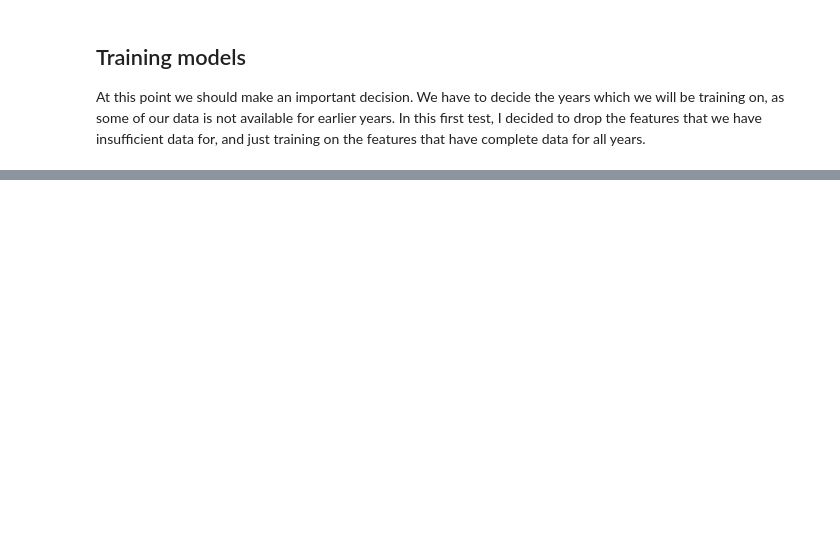
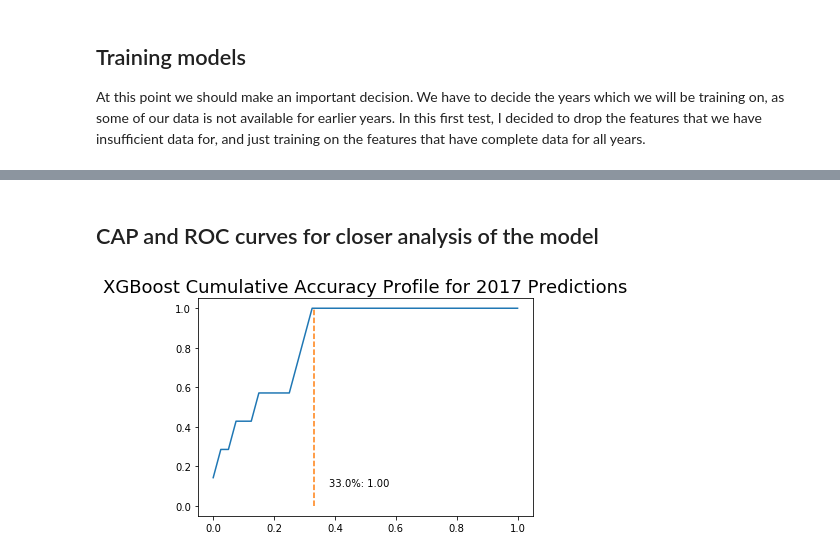
Before and after one commit to jonathanshuai/springboard-capstone1, a Jupyter notebook: annual-modeling.ipynb, the cells around one changed output, grey strips where cells are left out. Drawn from its saved outputs; the diff is of its cells as text; code cells hidden in the pictures; blank space fills up the shorter version.

Commit message:
Finished annual modeling, beginning to wrap up commentary

```diff
--- a/annual-modeling.ipynb
+++ b/annual-modeling.ipynb
@@ -132,6 +154,3 @@ def add_provisions(annual_df, provisions_df, useful_provisions_df, k=30, n=5):
                           left_on=['this_year', 'state'],
                           right_on=['year', 'state'])
     return annual_df.drop('year', axis=1)
-# %%
-# Add provisions to our annual_df
-annual_df = add_provisions(annual_df, provisions_df, useful_provisions_df)
@@ -310,11 +339,12 @@ vote_by_preds = [int(x > 0.5) for x in all_preds.mean(axis=1)]
 
 testing_history['vote_by_preds'] = vote_by_preds
 # %%
-date_filter = (annual_df['next_year'] >= 2016)
+date_filter = (annual_df['next_year'] >= 2017)
 truth = annual_df.loc[date_filter, 'label']
 
 testing_results_df = pd.DataFrame(annual_df.loc[date_filter, ['label', 'next_date']])
 for name, preds in testing_history.items():
+
     # Add predictions to feature_df
     testing_results_df[name] = preds == truth
 
@@ -324,10 +354,6 @@ for name, preds in testing_history.items():
     tn, fp, fn, tp = cm[0][0], cm[0][1], cm[1][0], cm[1][1]
     recall = tp / (tp + fn)
     precision = tp / (tp + fp)
-#     print("True Negative: {}".format(tn))
-#     print("False Positive: {}".format(fp))
-#     print("False Negative: {}".format(fn))
-#     print("True Positive: {}".format(tp))
     print("Recall: {}**".format(recall))
     print("Precision: {}".format(precision))
     print(cm)
@@ -334,0 +412,33 @@ for name, preds in testing_history.items():
+# %% [markdown]
+## CAP and ROC curves for closer analysis of the model
+# %%
+# Define function to get and plot CAP curve
+def get_cap(model_name, year='2016', mark_thresh=0.5):
+    # Get the probabilities from the testing history
+    probs = testing_history_probs[model_name]
+
+    # Create a DataFrame to keep track of the CAP, and split by month
+    cap_df = pd.DataFrame(truth)
+    cap_df['probs'] = probs
+
+    # Calculate CAP
+    cap_df = cap_df.sort_values('probs')
+    cap_df['cap'] = cap_df['label'].cumsum() / cap_df['label'].sum()
+
+    # Find point to mark
+    mark_point = int(cap_df.shape[0] * mark_thresh)
+
+    # Plot
+    x_pos = np.linspace(0, 1, cap_df.shape[0])
+    plt.plot(x_pos, cap_df['cap'], ls='-')
+
+    # Show mark point and label with the lift
+    cap_mark = cap_df.iloc[mark_point]['cap']
+    plt.annotate("{:.1f}%: {:.2f}".format(mark_thresh * 100, cap_mark),
+                 xy=(mark_thresh + 0.05, 0.1))
+    plt.plot([mark_thresh, mark_thresh], [0,1], ls='--')
+
+    # Show plots
+    plt.title('{} Cumulative Accuracy Profile for {} Predictions\n'
+                 .format(model_name, year), fontsize=18)
+    plt.show()
@@ -334,0 +480,4 @@ for name, preds in testing_history.items():
+# %%
+get_cap('XGBoost', '2017', 0.33)
+# %% [output]
+[figure, added]
```
Also changed, not shown: parts of 24 cells of this notebook, 10 other files.
